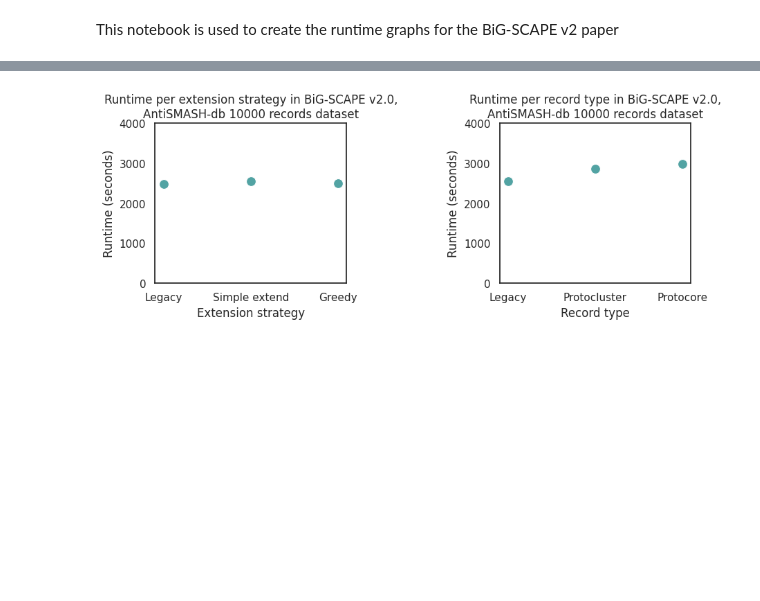
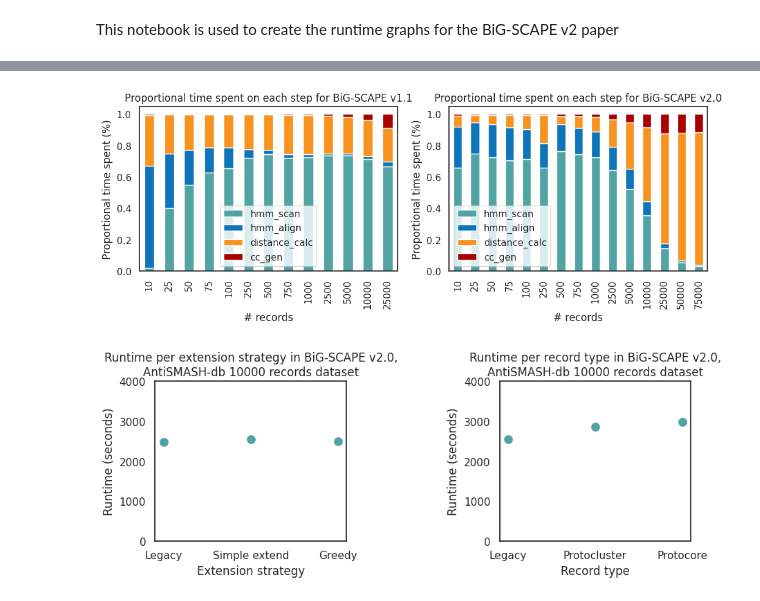
Before and after one commit to adraismawur/bigscape-v2-notebooks, a Jupyter notebook: runtimes.ipynb, the cells around one changed output, grey strips where cells are left out. Cells and saved outputs as stored; diff of their text form; code cells hidden in the pictures; blank space fills up the shorter version.

```diff
--- a/runtimes.ipynb
+++ b/runtimes.ipynb
@@ -334,3 +299,59 @@ fig.savefig("bigscape_runtimes.svg")
+# %%
+
+### runtime proportional time spent
+fig, axes = plt.subplots(1, 2, figsize=(12, 3.5))
+
+
+## c) proportional time spent on each step for v1
+# generate plot
+v1_prop_time_colors = [
+    COLORS["bigscape_blue"],
+    COLORS["dark_blue"],
+    COLORS["orange_i_found_on_bigscape_image"],
+    COLORS["antismash_red"]
+]
+bigscape_v1_avg_prop.plot(ax=axes[0], kind='bar', stacked=True, color=v1_prop_time_colors)
+
+# title
+axes[0].set_title("Proportional time spent on each step for BiG-SCAPE v1.1")
+
+# x axis options
+axes[0].set_xlabel("# records")
+
+# y axis options
+axes[0].set_ylabel("Proportional time spent (%)")
+
+# set legend to be in the bottom center
+axes[0].legend(loc="lower center", bbox_to_anchor=(0.5, 0.0))
+
+## d) proportional time spent on each step for v2
+# generate plot
+v2_prop_time_colors = [
+    COLORS["bigscape_blue"],
+    COLORS["dark_blue"],
+    COLORS["orange_i_found_on_bigscape_image"],
+    COLORS["antismash_red"],
+]
+bigscape_v2_avg_prop.plot(ax=axes[1], kind='bar', stacked=True, color=v2_prop_time_colors)
+
+# title
+axes[1].set_title("Proportional time spent on each step for BiG-SCAPE v2.0")
+
+# x axis options
+axes[1].set_xlabel("# records")
+
+# y axis options
+axes[1].set_ylabel("Proportional time spent (%)")
+
+# set legend to be in the bottom left
+axes[1].legend(loc="lower left", bbox_to_anchor=(0.0, 0.0))
+
+
+
+# save as svg
+fig.savefig("bigscape_runtimes_prop.svg", pad_inches=0.5, bbox_inches="tight")
+# %% [output]
+[figure, added]
 # %%
 # collate into one image
 
```
Also changed, not shown: parts of 4 cells of this notebook, 3 other files.
